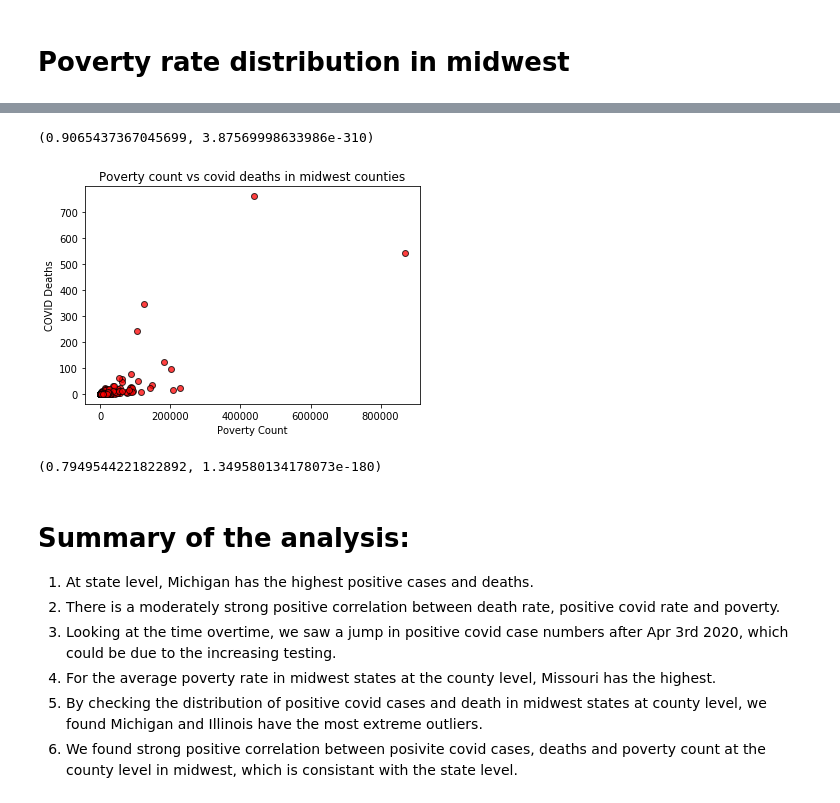
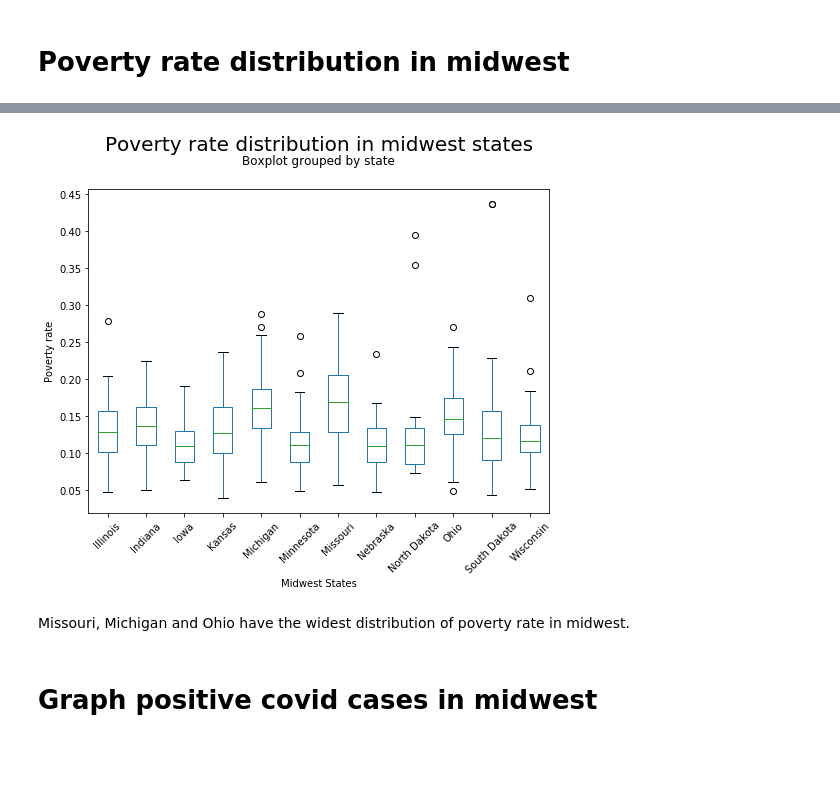
Before and after one commit to YaluZhou/project1, a Jupyter notebook: Midwest.ipynb, the cells around one changed output, grey strips where cells are left out. Cells and saved outputs as stored; diff of their text form; code cells hidden in the pictures; blank space fills up the shorter version.

```diff
--- a/Midwest.ipynb
+++ b/Midwest.ipynb
@@ -846,33 +697,15 @@ plt.show()
-# %%
-# Calculate the statistic
-poverty_covid_count_correlation = st.pearsonr(mw_census_covid_df["Poverty Count"], mw_census_covid_df["cases"])
-poverty_covid_count_correlation
-# %% [output]
-(0.9065437367045699, 3.87569998633986e-310)
-# %%
-# Scatter plot to show poverty count and covid deaths in midwest counties
-mw_county_poverty_covid_case_scatter = plt.scatter(mw_census_covid_df["Poverty Count"], mw_census_covid_df["deaths"], marker="o", facecolors="red", edgecolors="black", alpha=0.75)
-
-plt.title("Poverty count vs covid deaths in midwest counties")
-plt.xlabel("Poverty Count")
-plt.ylabel("COVID Deaths")
-
-plt.savefig('Poverty count vs covid deaths in midwest counties.png')
-
-plt.show()
-# %% [output]
-[figure, removed]
-# %%
-# Calculate the statistic
-poverty_covid_death_correlation = st.pearsonr(mw_census_covid_df["Poverty Count"], mw_census_covid_df["deaths"])
-poverty_covid_death_correlation
-# %% [output]
-(0.7949544221822892, 1.349580134178073e-180)
-# %% [markdown]
-# Summary of the analysis:
-1. At state level, Michigan has the highest positive cases and deaths.
-2. There is a moderately strong positive correlation between death rate, positive covid rate and poverty.
-3. Looking at the time overtime, we saw a jump in positive covid case numbers after Apr 3rd 2020, which could be due to the increasing testing.
-4. For the average poverty rate in midwest states at the county level, Missouri has the highest.
-5. By checking the distribution of positive covid cases and death in midwest states at county level, we found Michigan and Illinois have the most extreme outliers.
-6. We found strong positive correlation between posivite covid cases, deaths and poverty count at the county level in midwest, which is consistant with the state level.
+# %%
+# Box plot to show the distribution of poverty rate in each state
+mw_county_poverty_dist = mw_census_covid_df.boxplot(column=['Poverty Rate'], by='state',grid=False, rot=45, fontsize=10, figsize=(8,6))
+plt.title("Poverty rate distribution in midwest states", y=1.1, fontsize=20 )
+plt.xlabel("Midwest States")
+plt.ylabel("Poverty rate")
+
+plt.savefig('Poverty rate distribution in midwest states.png')
+plt.show()
+# %% [output]
+[figure, added]
+# %% [markdown]
+Missouri, Michigan and Ohio have the widest distribution of poverty rate in midwest.
+# %% [markdown]
+# Graph positive covid cases in midwest
```
Also changed, not shown: parts of 99 cells of this notebook.
